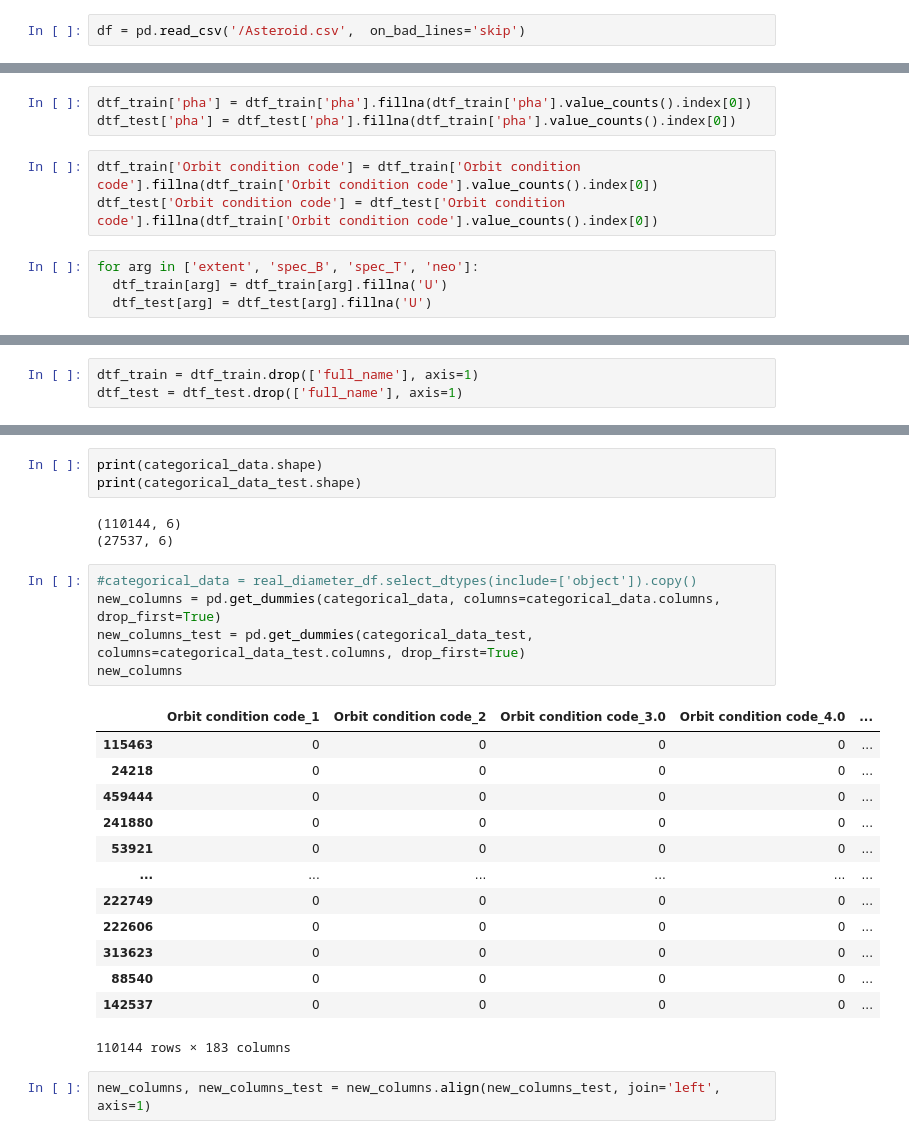
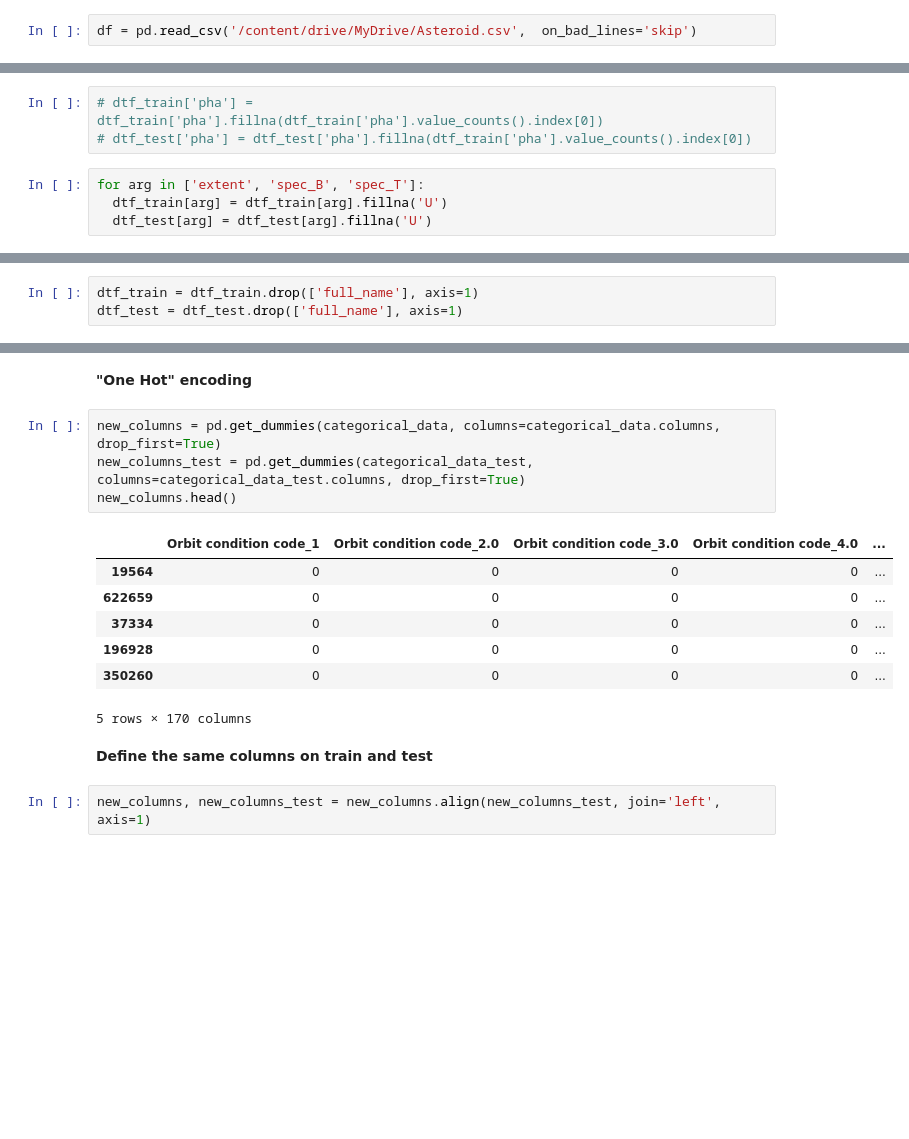
Before and after one commit to slash827/Data-Science-Workshop, a Jupyter notebook: Asteroid_notebook_mean_values.ipynb, the cells around one changed output, grey strips where cells are left out. Saved outputs shown, nothing was run; the diff lists cells and outputs as text; blank space fills up the shorter version.

```diff
--- a/Asteroid_notebook_mean_values.ipynb
+++ b/Asteroid_notebook_mean_values.ipynb
@@ -25,5 +30,5 @@ import numpy as np
 # %%
-df = pd.read_csv('/Asteroid.csv',  on_bad_lines='skip')
+df = pd.read_csv('/content/drive/MyDrive/Asteroid.csv',  on_bad_lines='skip')
 # %%
 df.head()
 # %% [output]
@@ -229,12 +174,9 @@ pha                                     0
 moid                                    0
 dtype: int64
 # %%
-dtf_train['pha'] = dtf_train['pha'].fillna(dtf_train['pha'].value_counts().index[0])
-dtf_test['pha'] = dtf_test['pha'].fillna(dtf_train['pha'].value_counts().index[0])
+# dtf_train['pha'] = dtf_train['pha'].fillna(dtf_train['pha'].value_counts().index[0])
+# dtf_test['pha'] = dtf_test['pha'].fillna(dtf_train['pha'].value_counts().index[0])
-# %%
-dtf_train['Orbit condition code'] = dtf_train['Orbit condition code'].fillna(dtf_train['Orbit condition code'].value_counts().index[0])
-dtf_test['Orbit condition code'] = dtf_test['Orbit condition code'].fillna(dtf_train['Orbit condition code'].value_counts().index[0])
 # %%
-for arg in ['extent', 'spec_B', 'spec_T', 'neo']:
+for arg in ['extent', 'spec_B', 'spec_T']:
   dtf_train[arg] = dtf_train[arg].fillna('U')
   dtf_test[arg] = dtf_test[arg].fillna('U')
@@ -357,28 +213,19 @@ Name: Orbit condition code, dtype: int64
-# %%
-print(categorical_data.shape)
-print(categorical_data_test.shape)
-# %% [output]
-(110144, 6)
-(27537, 6)
+# %% [markdown]
+**"One Hot" encoding**
 # %%
-#categorical_data = real_diameter_df.select_dtypes(include=['object']).copy()
 new_columns = pd.get_dummies(categorical_data, columns=categorical_data.columns, drop_first=True)
 new_columns_test = pd.get_dummies(categorical_data_test, columns=categorical_data_test.columns, drop_first=True)
-new_columns
+new_columns.head()
 # %% [output]
-|  | Orbit condition code_1 | Orbit condition code_2 | Orbit condition code_3.0 | Orbit condition code_4.0 | ... |
-| 115463 | 0 | 0 | 0 | 0 | ... |
-| 24218 | 0 | 0 | 0 | 0 | ... |
-| 459444 | 0 | 0 | 0 | 0 | ... |
-| 241880 | 0 | 0 | 0 | 0 | ... |
-| 53921 | 0 | 0 | 0 | 0 | ... |
-| ... | ... | ... | ... | ... | ... |
-| 222749 | 0 | 0 | 0 | 0 | ... |
-| 222606 | 0 | 0 | 0 | 0 | ... |
-| 313623 | 0 | 0 | 0 | 0 | ... |
-| 88540 | 0 | 0 | 0 | 0 | ... |
-| 142537 | 0 | 0 | 0 | 0 | ... |
+|  | Orbit condition code_1 | Orbit condition code_2.0 | Orbit condition code_3.0 | Orbit condition code_4.0 | ... |
+| 19564 | 0 | 0 | 0 | 0 | ... |
+| 622659 | 0 | 0 | 0 | 0 | ... |
+| 37334 | 0 | 0 | 0 | 0 | ... |
+| 196928 | 0 | 0 | 0 | 0 | ... |
+| 350260 | 0 | 0 | 0 | 0 | ... |
-110144 rows × 183 columns
+5 rows × 170 columns
+# %% [markdown]
+**Define the same columns on train and test**
 # %%
 new_columns, new_columns_test = new_columns.align(new_columns_test, join='left', axis=1)
 # %%
```
Also changed, not shown: parts of 47 cells of this notebook.
